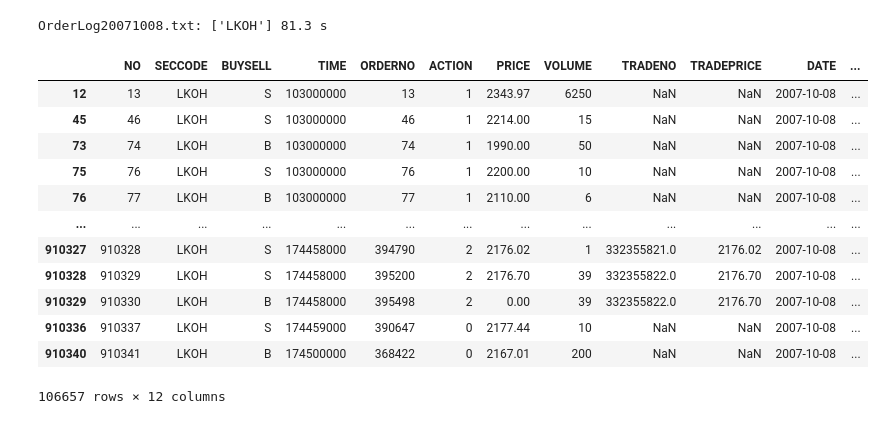
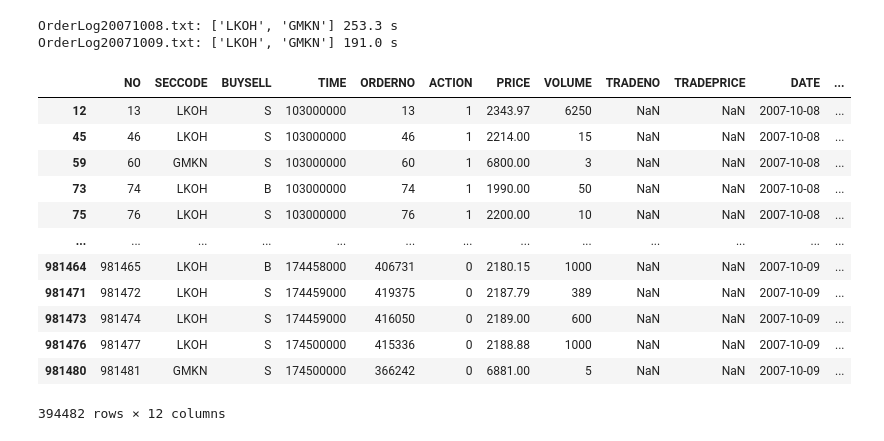
Before and after one commit to leonid-tkach/order-book-plot-find, a Jupyter notebook: cum_errors/OrderBookFiles2OrderBookPlots.ipynb, the cells around one changed output. Drawn from its saved outputs; the diff is of its cells as text; code cells hidden in the pictures.

Commit message:
LKOH-GMKN-2007-10-08-09

```diff
--- a/cum_errors/OrderBookFiles2OrderBookPlots.ipynb
+++ b/cum_errors/OrderBookFiles2OrderBookPlots.ipynb
@@ -31,24 +31,25 @@ class OrderBookFiles2OrderBookPlots:
     def OrderBookFiles2OrderBookPlots_df(self):
         self.OrderBookPlots_df = pd.concat(map(self.OBFile2OBPlots_df, self.match_fnames))
 # %%
-obp = OrderBookFiles2OrderBookPlots('./resources/', 2007, ['LKOH'])
+obp = OrderBookFiles2OrderBookPlots('./resources/', 2007, ['LKOH', 'GMKN'])
 # obp = OrderBookFiles2OrderBookPlots('./resources/', 2007)
 # obp = OrderBookFiles2OrderBookPlots('./resources/for_pres/', 2007, ['LKOH'])
 # obp = OrderBookFiles2OrderBookPlots('./resources/', 2002)
 obp.OrderBookPlots_df
 # %% [output]
-OrderLog20071008.txt: ['LKOH'] 81.3 s
+OrderLog20071008.txt: ['LKOH', 'GMKN'] 253.3 s
+OrderLog20071009.txt: ['LKOH', 'GMKN'] 191.0 s
 |  | NO | SECCODE | BUYSELL | TIME | ORDERNO | ACTION | PRICE | VOLUME | TRADENO | TRADEPRICE | DATE | ... |
 | 12 | 13 | LKOH | S | 103000000 | 13 | 1 | 2343.97 | 6250 | NaN | NaN | 2007-10-08 | ... |
 | 45 | 46 | LKOH | S | 103000000 | 46 | 1 | 2214.00 | 15 | NaN | NaN | 2007-10-08 | ... |
+| 59 | 60 | GMKN | S | 103000000 | 60 | 1 | 6800.00 | 3 | NaN | NaN | 2007-10-08 | ... |
 | 73 | 74 | LKOH | B | 103000000 | 74 | 1 | 1990.00 | 50 | NaN | NaN | 2007-10-08 | ... |
 | 75 | 76 | LKOH | S | 103000000 | 76 | 1 | 2200.00 | 10 | NaN | NaN | 2007-10-08 | ... |
-| 76 | 77 | LKOH | B | 103000000 | 77 | 1 | 2110.00 | 6 | NaN | NaN | 2007-10-08 | ... |
 | ... | ... | ... | ... | ... | ... | ... | ... | ... | ... | ... | ... | ... |
-| 910327 | 910328 | LKOH | S | 174458000 | 394790 | 2 | 2176.02 | 1 | 332355821.0 | 2176.02 | 2007-10-08 | ... |
-| 910328 | 910329 | LKOH | S | 174458000 | 395200 | 2 | 2176.70 | 39 | 332355822.0 | 2176.70 | 2007-10-08 | ... |
-| 910329 | 910330 | LKOH | B | 174458000 | 395498 | 2 | 0.00 | 39 | 332355822.0 | 2176.70 | 2007-10-08 | ... |
-| 910336 | 910337 | LKOH | S | 174459000 | 390647 | 0 | 2177.44 | 10 | NaN | NaN | 2007-10-08 | ... |
-| 910340 | 910341 | LKOH | B | 174500000 | 368422 | 0 | 2167.01 | 200 | NaN | NaN | 2007-10-08 | ... |
+| 981464 | 981465 | LKOH | B | 174458000 | 406731 | 0 | 2180.15 | 1000 | NaN | NaN | 2007-10-09 | ... |
+| 981471 | 981472 | LKOH | S | 174459000 | 419375 | 0 | 2187.79 | 389 | NaN | NaN | 2007-10-09 | ... |
+| 981473 | 981474 | LKOH | S | 174459000 | 416050 | 0 | 2189.00 | 600 | NaN | NaN | 2007-10-09 | ... |
+| 981476 | 981477 | LKOH | S | 174500000 | 415336 | 0 | 2188.88 | 1000 | NaN | NaN | 2007-10-09 | ... |
+| 981480 | 981481 | GMKN | S | 174500000 | 366242 | 0 | 6881.00 | 5 | NaN | NaN | 2007-10-09 | ... |
-106657 rows × 12 columns
+394482 rows × 12 columns
 # %%
```
Also changed, not shown: parts of 1 cell of this notebook, 1 other file.
